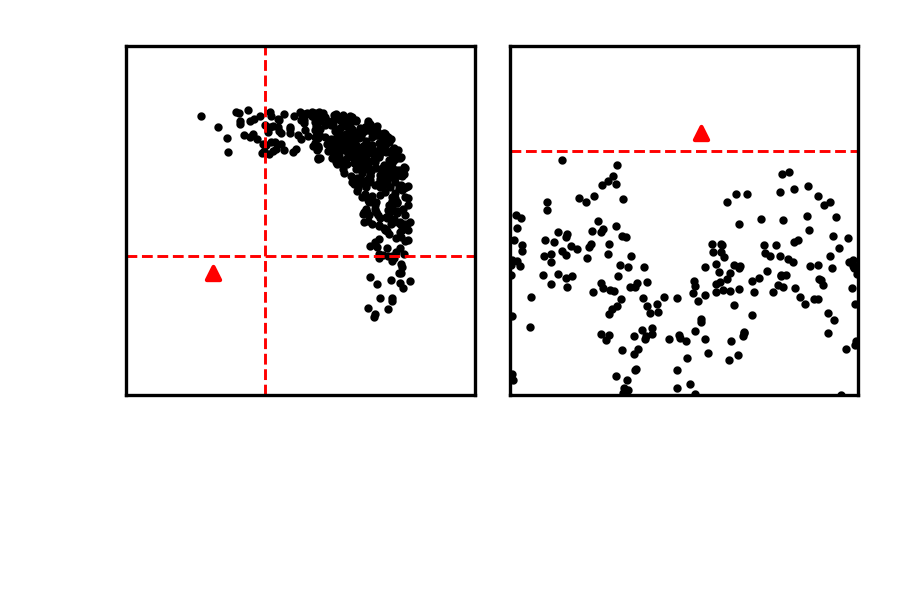
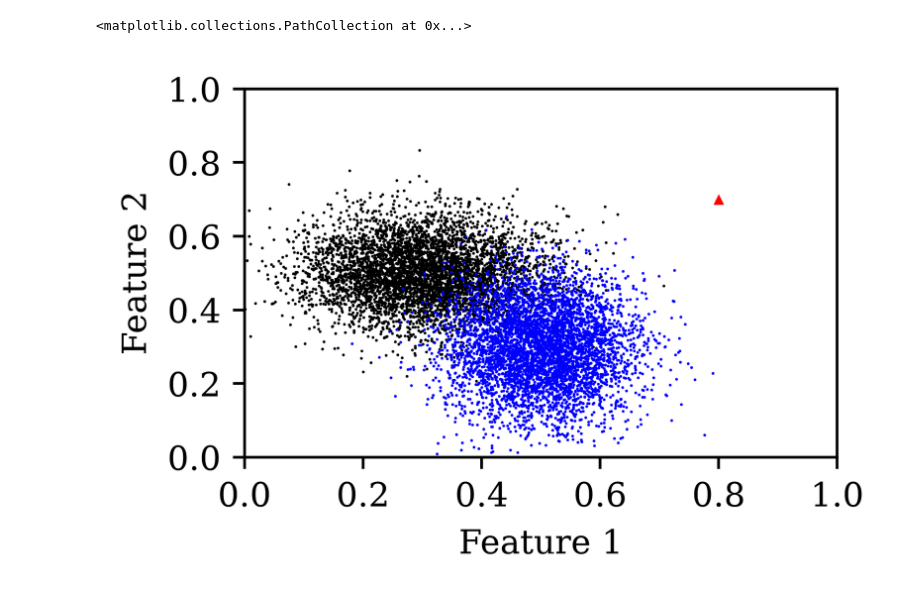
Before and after one commit to BradADDay/EuclidAnomalyDetection, a Jupyter notebook: DataExploration/BadDataExamples.ipynb, the cells around one changed output. Drawn from its saved outputs; the diff is of its cells as text; code cells hidden in the pictures; blank space fills up the shorter version.

```diff
--- a/DataExploration/BadDataExamples.ipynb
+++ b/DataExploration/BadDataExamples.ipynb
@@ -8,7 +8,7 @@ cm = 0.3937008
 mpl.rcParams["figure.dpi"] = 500
 mpl.rcParams["figure.figsize"] = np.array((8*cm, 5*cm))
 # mpl.rcParams["lines.linewidth"] = 0.2
-mpl.rcParams["font.size"] = 5
+mpl.rcParams["font.size"] = 10
 mpl.rcParams["font.family"] = "serif"
 mpl.rcParams["errorbar.capthick"] = 0.2
 mpl.rcParams["errorbar.capsize"] = 0.5
@@ -89,3 +70,15 @@ fig.subplots_adjust(hspace=0.)
 # %%
+x1, y1 = np.random.normal(0.3, 0.1, (2,5000))
+x2, y2 = np.random.normal(0.5, 0.08, (2,5000))
+
+fig, ax = plt.subplots(figsize=(8*cm, 5*cm))
+ax.scatter(x1, y2, s=0.7, c="k", lw=0)
+ax.scatter(x2, y1, s=0.7, c="b", lw=0)
+ax.set_xlim(0, 1)
+ax.set_ylim(0, 1)
+ax.set_xlabel("Feature 1")
+ax.set_ylabel("Feature 2")
+ax.scatter(0.8, 0.7, s=10, c="r", lw=0, marker="^")
 # %% [output]
+<matplotlib.collections.PathCollection at 0x...>
-[figure, old version]
+[figure, new version]
```
Also changed, not shown: parts of 1 cell of this notebook, 1 other file.
